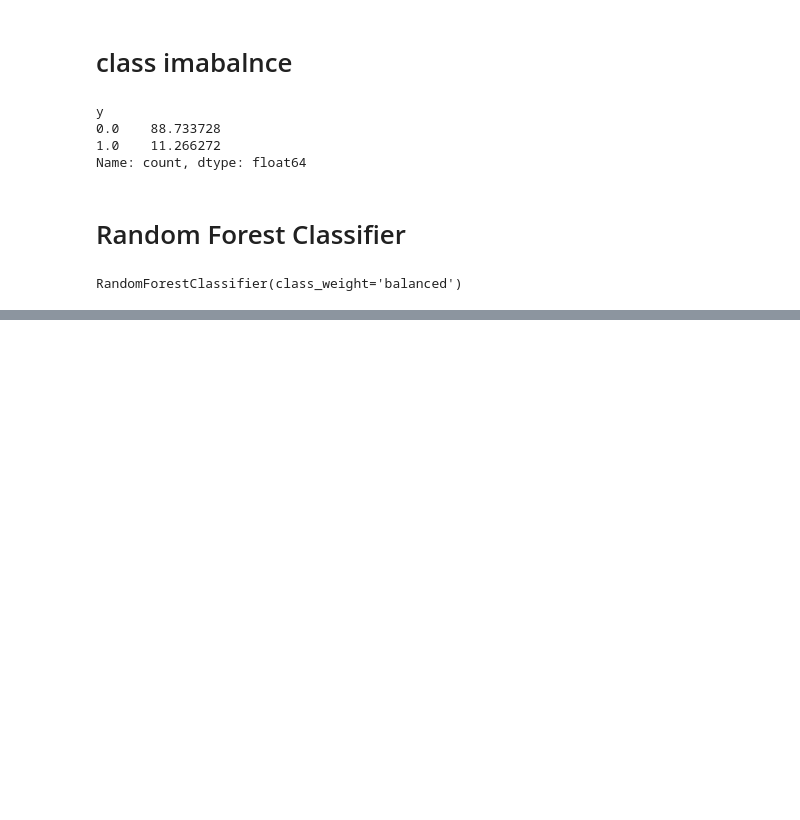
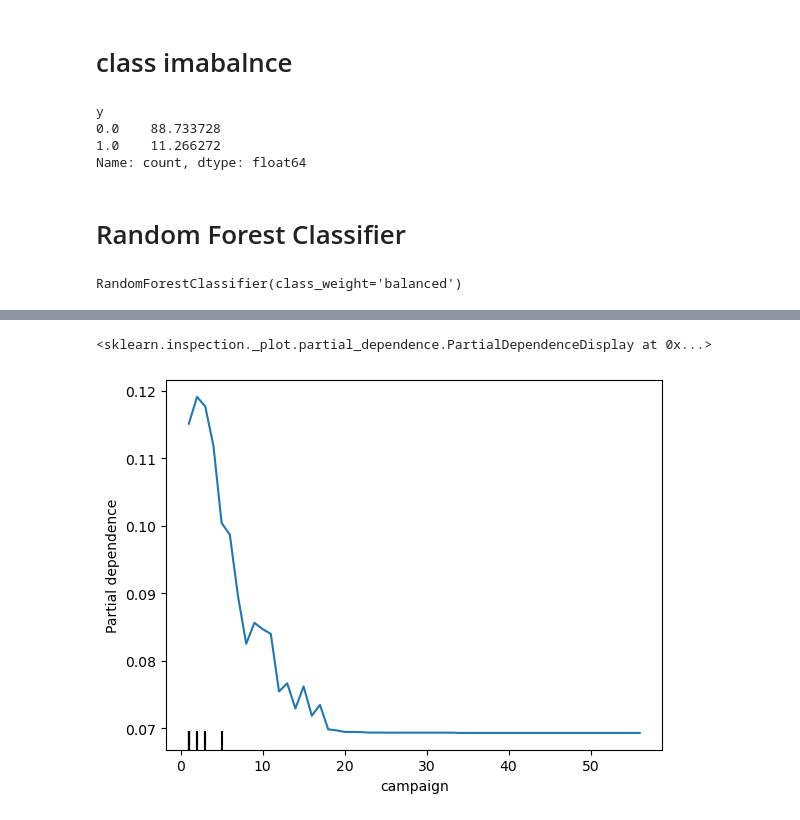
Before and after one commit to vivaswanjinturkar/Logistic-regression, a Jupyter notebook: Random_forest.ipynb, the cells around one changed output, grey strips where cells are left out. Drawn from its saved outputs; the diff is of its cells as text; code cells hidden in the pictures; blank space fills up the shorter version.

```diff
--- a/Random_forest.ipynb
+++ b/Random_forest.ipynb
@@ -706,0 +741,5 @@ array([[10110,  1948],
+# %%
+PartialDependenceDisplay.from_estimator(rfc, X_train, ["campaign"])
+# %% [output]
+<sklearn.inspection._plot.partial_dependence.PartialDependenceDisplay at 0x...>
+[figure, added]
```
Also changed, not shown: parts of 13 cells of this notebook.
